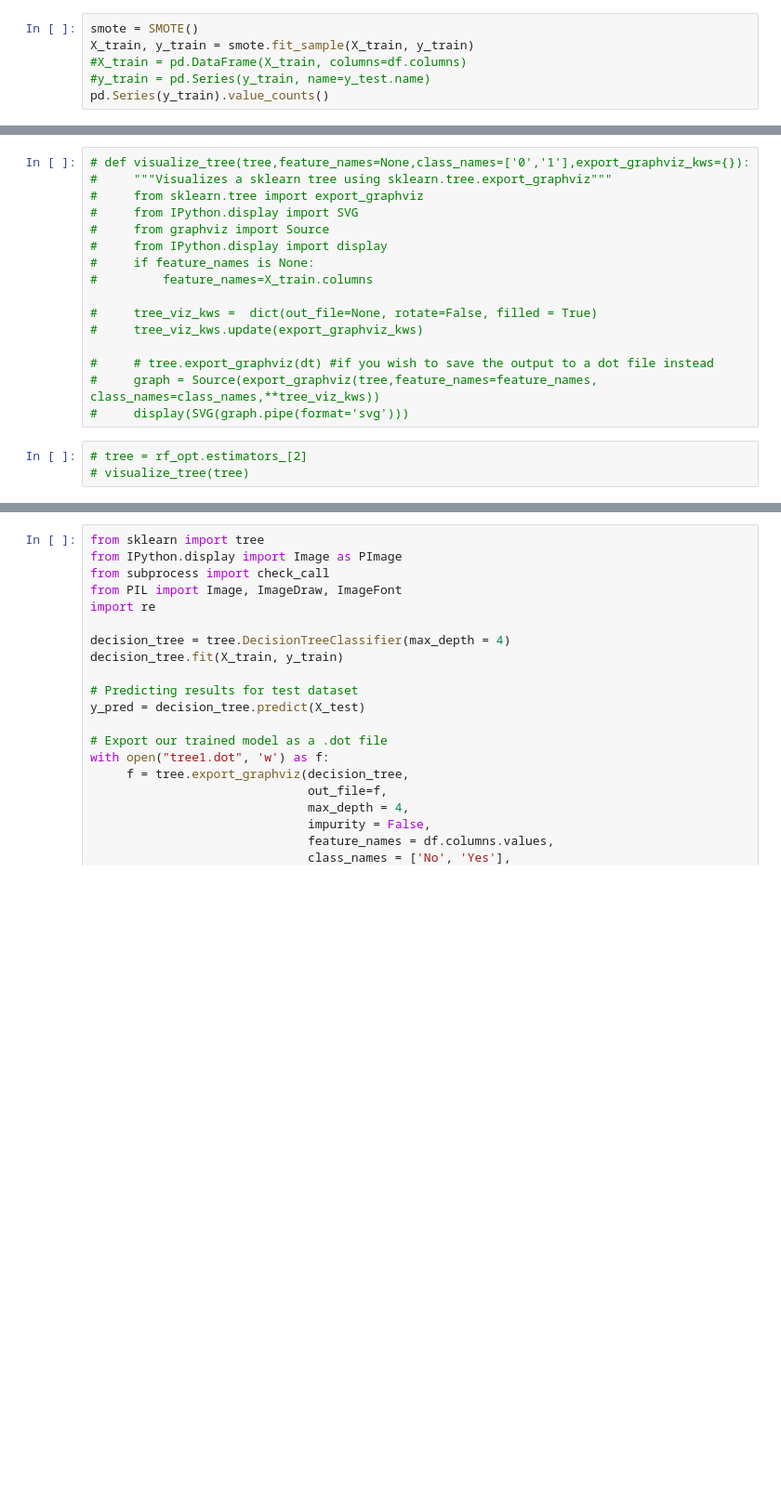
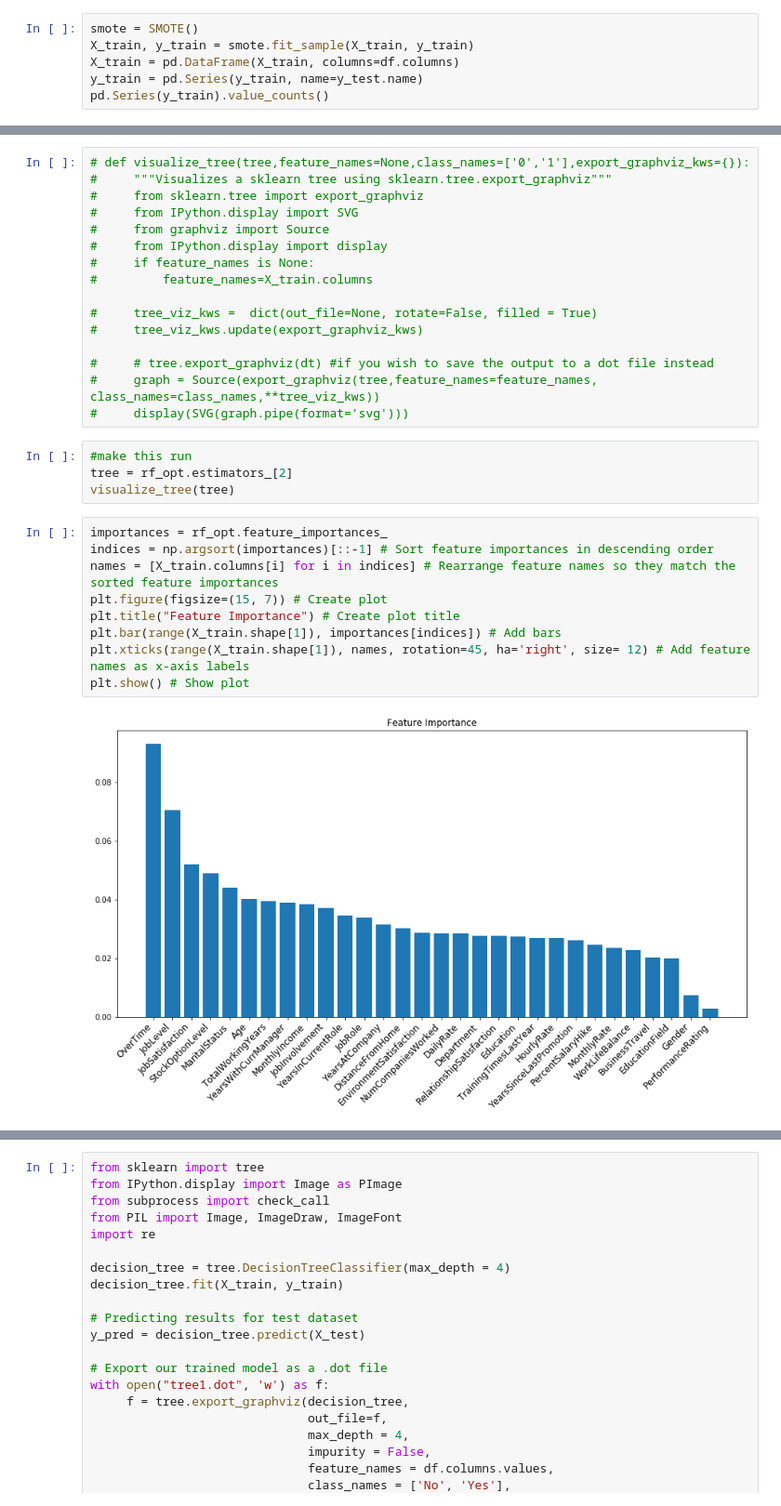
Before and after one commit to Dantarshi/dsc-mod-5-project-online-ds-ft-100719, a Jupyter notebook: Student Final Project.ipynb, the cells around one changed output, grey strips where cells are left out. Shown at 93% size. Drawn from its saved outputs; the diff is of its cells as text; blank space fills up the shorter version.

```diff
--- a/Student Final Project.ipynb
+++ b/Student Final Project.ipynb
@@ -387,8 +386,8 @@ Using SMOTE to handle imbalance target data
 # %%
 smote = SMOTE()
 X_train, y_train = smote.fit_sample(X_train, y_train)
-#X_train = pd.DataFrame(X_train, columns=df.columns)
-#y_train = pd.Series(y_train, name=y_test.name)
+X_train = pd.DataFrame(X_train, columns=df.columns)
+y_train = pd.Series(y_train, name=y_test.name)
 pd.Series(y_train).value_counts()
 # %% [output]
 1.0    930
@@ -524,5 +523,17 @@ best score: 0.98816048098046
 #     graph = Source(export_graphviz(tree,feature_names=feature_names, class_names=class_names,**tree_viz_kws))
 #     display(SVG(graph.pipe(format='svg')))
 # %%
-# tree = rf_opt.estimators_[2]
-# visualize_tree(tree)
+#make this run
+tree = rf_opt.estimators_[2]
+visualize_tree(tree)
+# %%
+importances = rf_opt.feature_importances_
+indices = np.argsort(importances)[::-1] # Sort feature importances in descending order
+names = [X_train.columns[i] for i in indices] # Rearrange feature names so they match the sorted feature importances
+plt.figure(figsize=(15, 7)) # Create plot
+plt.title("Feature Importance") # Create plot title
+plt.bar(range(X_train.shape[1]), importances[indices]) # Add bars
+plt.xticks(range(X_train.shape[1]), names, rotation=45, ha='right', size= 12) # Add feature names as x-axis labels
+plt.show() # Show plot
+# %% [output]
+[figure, added]
```
Also changed, not shown: parts of 8 cells of this notebook, 2 other files.
